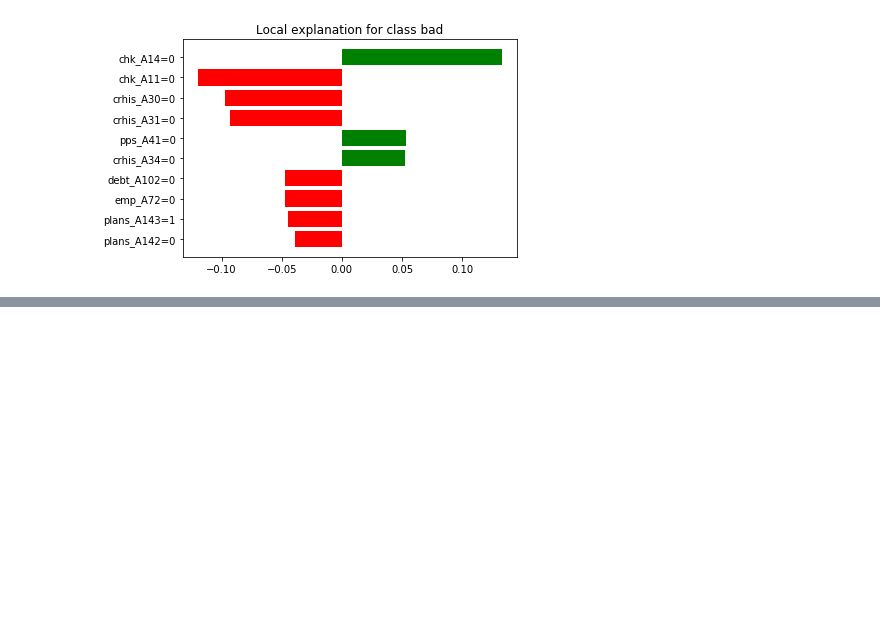
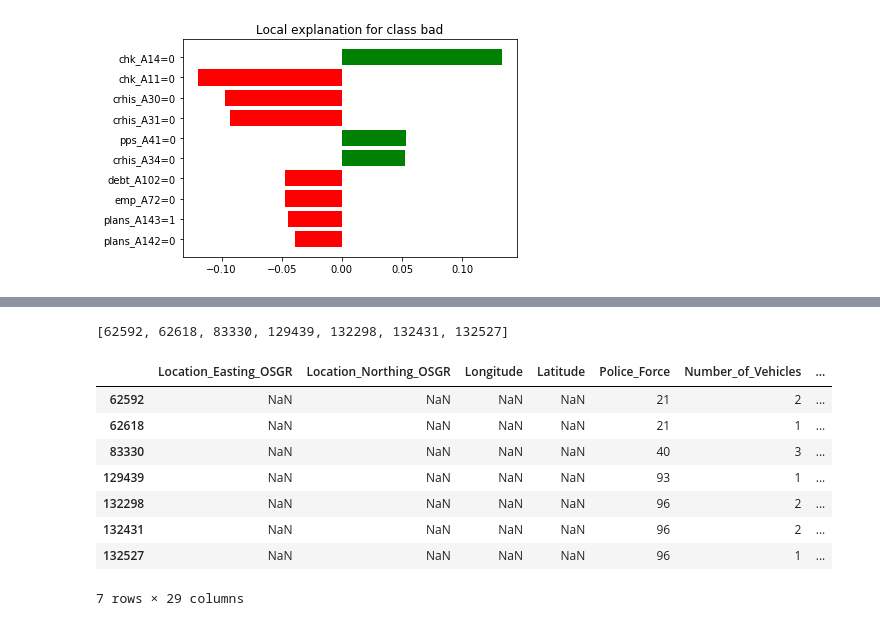
Before and after one commit to julianhatwell/interpret_basics2, a Jupyter notebook: Explanations of german 2 data set.ipynb, the cells around one changed output, grey strips where cells are left out. Drawn from its saved outputs; the diff is of its cells as text; code cells hidden in the pictures; blank space fills up the shorter version.

```diff
--- a/Explanations of german 2 data set.ipynb
+++ b/Explanations of german 2 data set.ipynb
@@ -569,0 +759,16 @@ exp.show_in_notebook()
+# %%
+list(np.where(np.isfinite(accident.Longitude) == False)[0])
+# %% [output]
+[62592, 62618, 83330, 129439, 132298, 132431, 132527]
+# %%
+accident.iloc[list(np.where(np.isfinite(accident.Longitude) == False)[0]), :]
+# %% [output]
+|  | Location_Easting_OSGR | Location_Northing_OSGR | Longitude | Latitude | Police_Force | Number_of_Vehicles | ... |
+| 62592 | NaN | NaN | NaN | NaN | 21 | 2 | ... |
+| 62618 | NaN | NaN | NaN | NaN | 21 | 1 | ... |
+| 83330 | NaN | NaN | NaN | NaN | 40 | 3 | ... |
+| 129439 | NaN | NaN | NaN | NaN | 93 | 1 | ... |
+| 132298 | NaN | NaN | NaN | NaN | 96 | 2 | ... |
+| 132431 | NaN | NaN | NaN | NaN | 96 | 2 | ... |
+| 132527 | NaN | NaN | NaN | NaN | 96 | 1 | ... |
+7 rows × 29 columns
```
Also changed, not shown: parts of 41 cells of this notebook, 35 other files.
